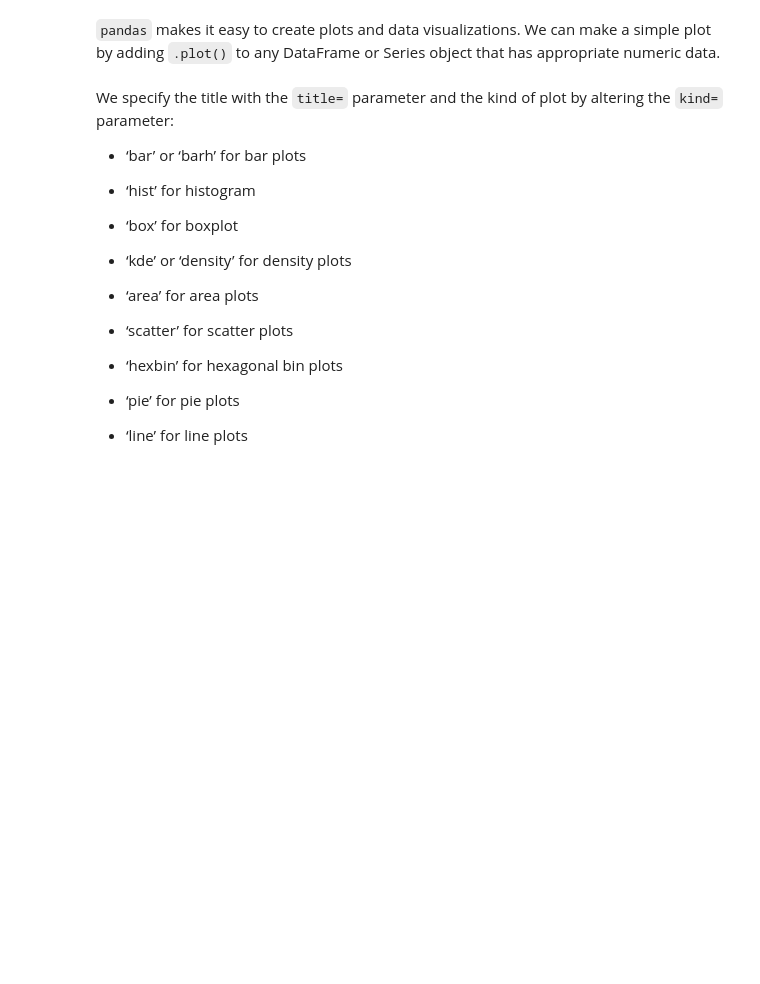
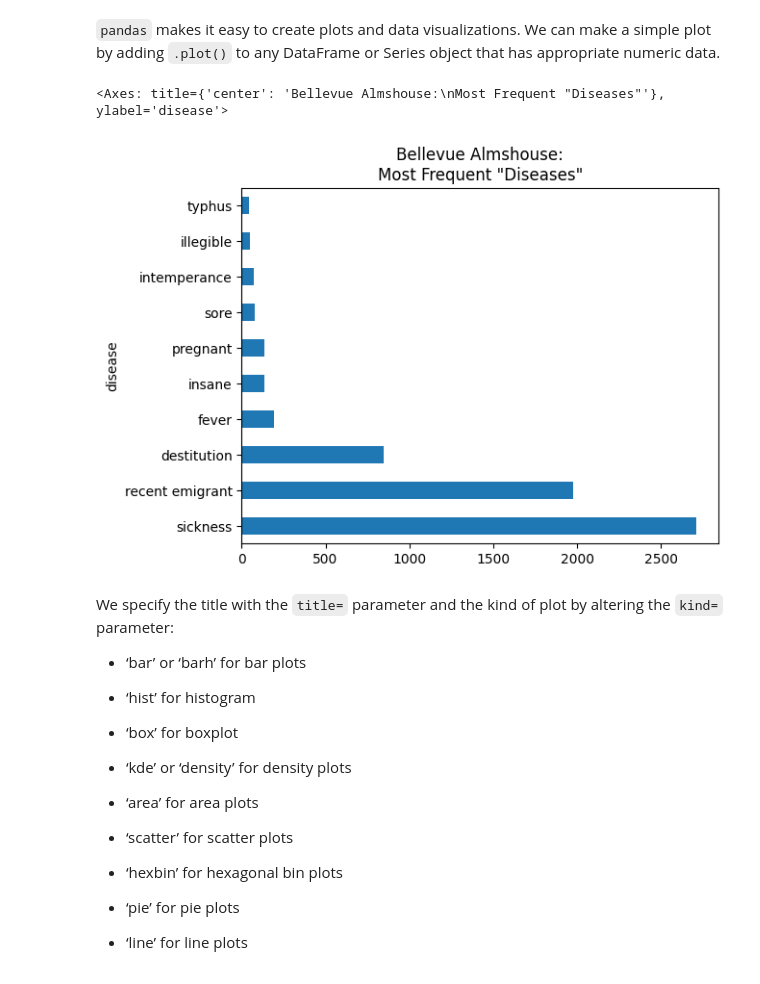
Before and after one commit to keyinji/sf2, a Jupyter notebook: pandas/01-Pandas-Basics-Part1.ipynb, the cells around one changed output. Cells and saved outputs as stored; diff of their text form; code cells hidden in the pictures; blank space fills up the shorter version.

```diff
--- a/pandas/01-Pandas-Basics-Part1.ipynb
+++ b/pandas/01-Pandas-Basics-Part1.ipynb
@@ -274,7 +442,10 @@ Write your code in the code cell below.
 # %% [markdown]
 `pandas` makes it easy to create plots and data visualizations. We can make a simple plot by adding `.plot()` to any DataFrame or Series object that has appropriate numeric data.
 # %%
-bellevue_df['disease'].value_counts()[:10].plot(kind='bar', title='Bellevue Almshouse:\nMost Frequent "Diseases"')
+bellevue_df['disease'].value_counts()[:10].plot(kind='barh', title='Bellevue Almshouse:\nMost Frequent "Diseases"')
+# %% [output]
+<Axes: title={'center': 'Bellevue Almshouse:\nMost Frequent "Diseases"'}, ylabel='disease'>
+[figure, added]
 # %% [markdown]
  We specify the title with the `title=` parameter and the kind of plot by altering the `kind=` parameter:
 * ‘bar’ or ‘barh’ for bar plots
```
Also changed, not shown: parts of 23 cells of this notebook, 4 other files.
